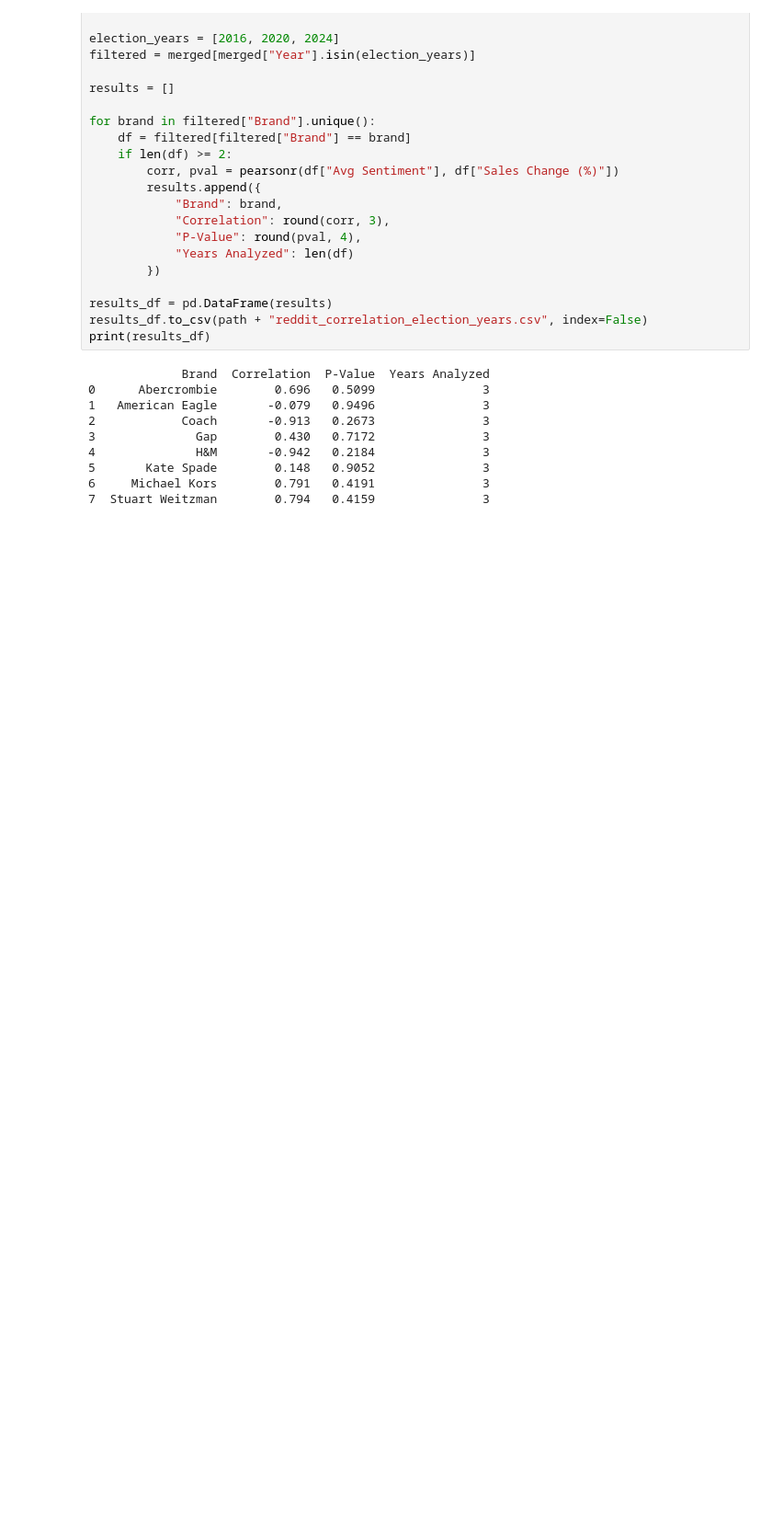
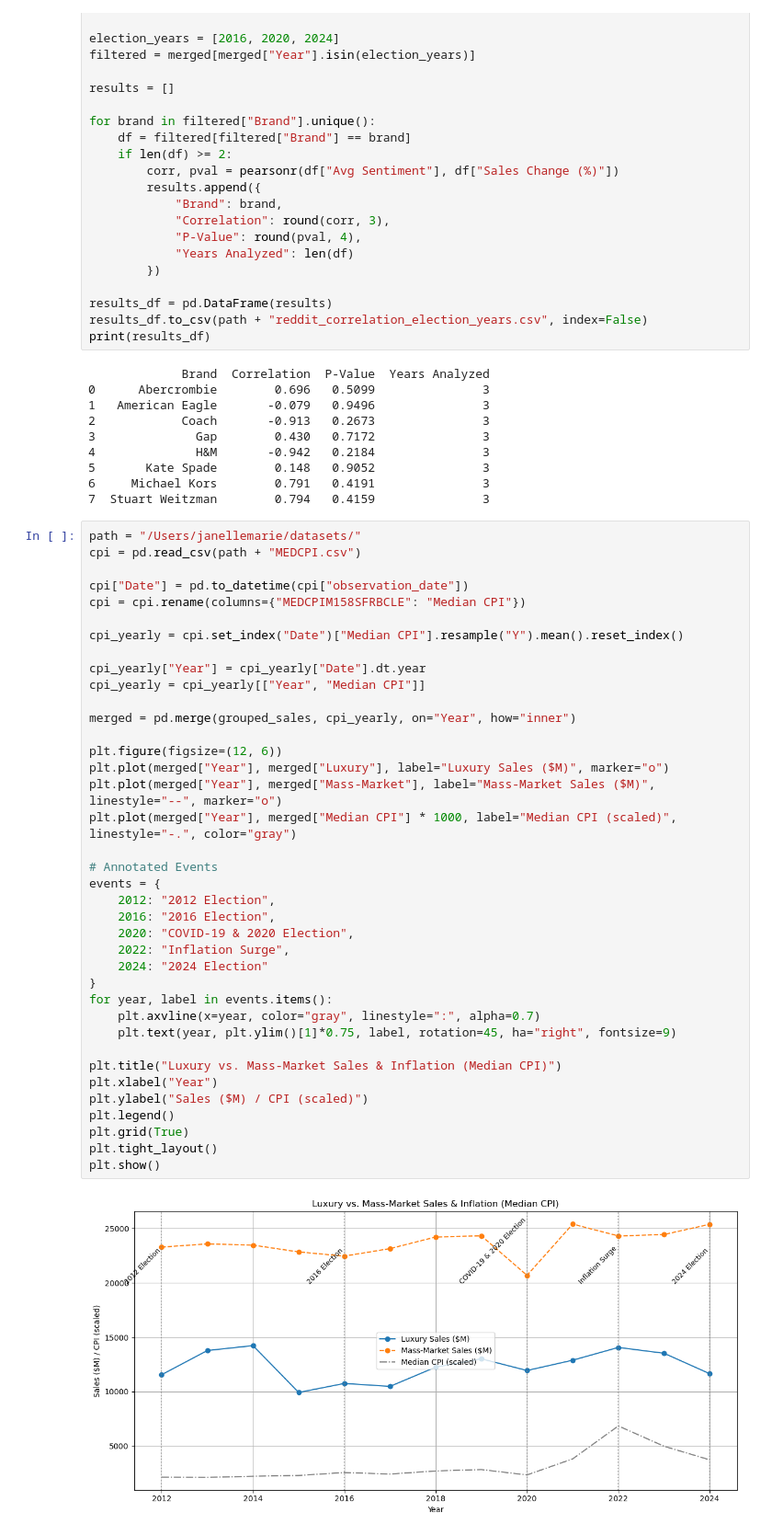
Before and after one commit to janellecalalang/capstone, a Jupyter notebook: results/RQ3.ipynb, the cells around one changed output. Shown at 92% size. Drawn from its saved outputs; the diff is of its cells as text; blank space fills up the shorter version.

```diff
--- a/results/RQ3.ipynb
+++ b/results/RQ3.ipynb
@@ -567,3 +567,43 @@ print(results_df)
 5       Kate Spade        0.148   0.9052               3
 6     Michael Kors        0.791   0.4191               3
 7  Stuart Weitzman        0.794   0.4159               3
+# %%
+path = "/Users/janellemarie/datasets/"
+cpi = pd.read_csv(path + "MEDCPI.csv")
+
+cpi["Date"] = pd.to_datetime(cpi["observation_date"])
+cpi = cpi.rename(columns={"MEDCPIM158SFRBCLE": "Median CPI"})
+
+cpi_yearly = cpi.set_index("Date")["Median CPI"].resample("Y").mean().reset_index()
+
+cpi_yearly["Year"] = cpi_yearly["Date"].dt.year
+cpi_yearly = cpi_yearly[["Year", "Median CPI"]]
+
+merged = pd.merge(grouped_sales, cpi_yearly, on="Year", how="inner")
+
+plt.figure(figsize=(12, 6))
+plt.plot(merged["Year"], merged["Luxury"], label="Luxury Sales ($M)", marker="o")
+plt.plot(merged["Year"], merged["Mass-Market"], label="Mass-Market Sales ($M)", linestyle="--", marker="o")
+plt.plot(merged["Year"], merged["Median CPI"] * 1000, label="Median CPI (scaled)", linestyle="-.", color="gray")
+
+# Annotated Events
+events = {
+    2012: "2012 Election",
+    2016: "2016 Election",
+    2020: "COVID-19 & 2020 Election",
+    2022: "Inflation Surge",
+    2024: "2024 Election"
+}
+for year, label in events.items():
+    plt.axvline(x=year, color="gray", linestyle=":", alpha=0.7)
+    plt.text(year, plt.ylim()[1]*0.75, label, rotation=45, ha="right", fontsize=9)
+
+plt.title("Luxury vs. Mass-Market Sales & Inflation (Median CPI)")
+plt.xlabel("Year")
+plt.ylabel("Sales ($M) / CPI (scaled)")
+plt.legend()
+plt.grid(True)
+plt.tight_layout()
+plt.show()
+# %% [output]
+[figure, added]
```
Also changed, not shown: parts of 4 cells of this notebook, 2 other files.
